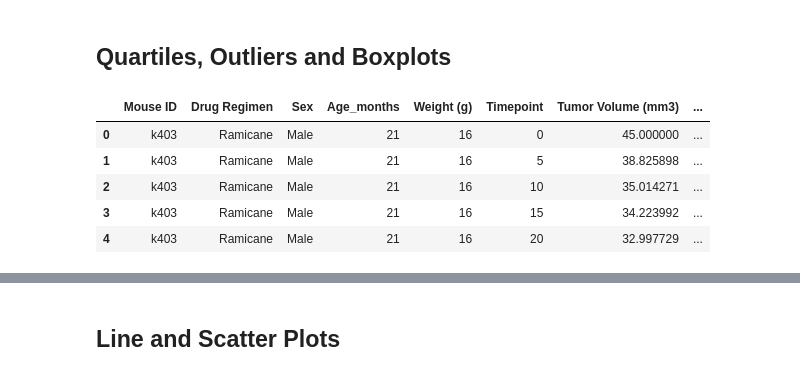
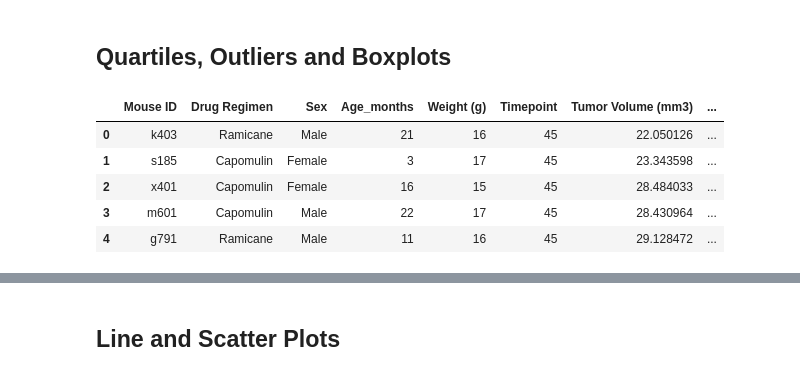
Before and after one commit to 17sarahstoffel/Capomulin-study, a Jupyter notebook: pymaceuticals_starter.ipynb, the cells around one changed output, grey strips where cells are left out. Drawn from its saved outputs; the diff is of its cells as text; code cells hidden in the pictures.

```diff
--- a/pymaceuticals_starter.ipynb
+++ b/pymaceuticals_starter.ipynb
@@ -207,22 +209,23 @@ plt.show()
 # %%
 # Calculate the final tumor volume of each mouse across four of the treatment regimens:
 # Capomulin, Ramicane, Infubinol, and Ceftamin
 
 # Start by getting the last (greatest) timepoint for each mouse
 last_timepoint = mouse_data_clean.groupby(mouse_data_clean["Mouse ID"]).max()
 last_timepoint_data = last_timepoint["Timepoint"]
 
 # Merge this group df with the original dataframe to get the tumor volume at the last timepoint
-mouse_last_timepoint= pd.merge(mouse_data_clean, last_timepoint_data, on= "Mouse ID", how= "outer")
-mouse_last_timepoint_data=mouse_last_timepoint.rename(columns={"Timepoint_x": "Timepoint", "Timepoint_y":"Last Timepoint"})
-mouse_last_timepoint_data.head()
+mouse_last_timepoint= pd.merge(mouse_data_clean, last_timepoint_data, on= ["Mouse ID", "Timepoint"], how= "inner")
+
+
+mouse_last_timepoint.head()
 # %% [output]
 |  | Mouse ID | Drug Regimen | Sex | Age_months | Weight (g) | Timepoint | Tumor Volume (mm3) | ... |
-| 0 | k403 | Ramicane | Male | 21 | 16 | 0 | 45.000000 | ... |
-| 1 | k403 | Ramicane | Male | 21 | 16 | 5 | 38.825898 | ... |
-| 2 | k403 | Ramicane | Male | 21 | 16 | 10 | 35.014271 | ... |
-| 3 | k403 | Ramicane | Male | 21 | 16 | 15 | 34.223992 | ... |
-| 4 | k403 | Ramicane | Male | 21 | 16 | 20 | 32.997729 | ... |
+| 0 | k403 | Ramicane | Male | 21 | 16 | 45 | 22.050126 | ... |
+| 1 | s185 | Capomulin | Female | 3 | 17 | 45 | 23.343598 | ... |
+| 2 | x401 | Capomulin | Female | 16 | 15 | 45 | 28.484033 | ... |
+| 3 | m601 | Capomulin | Male | 22 | 17 | 45 | 28.430964 | ... |
+| 4 | g791 | Ramicane | Male | 11 | 16 | 45 | 29.128472 | ... |
 # %%
 # Put treatments into a list for for loop (and later for plot labels)
 drug_treatments= ["Capomulin", "Ramicane", "Infubinol", "Ceftamin"]
```
Also changed, not shown: parts of 10 cells of this notebook, 1 other file.
